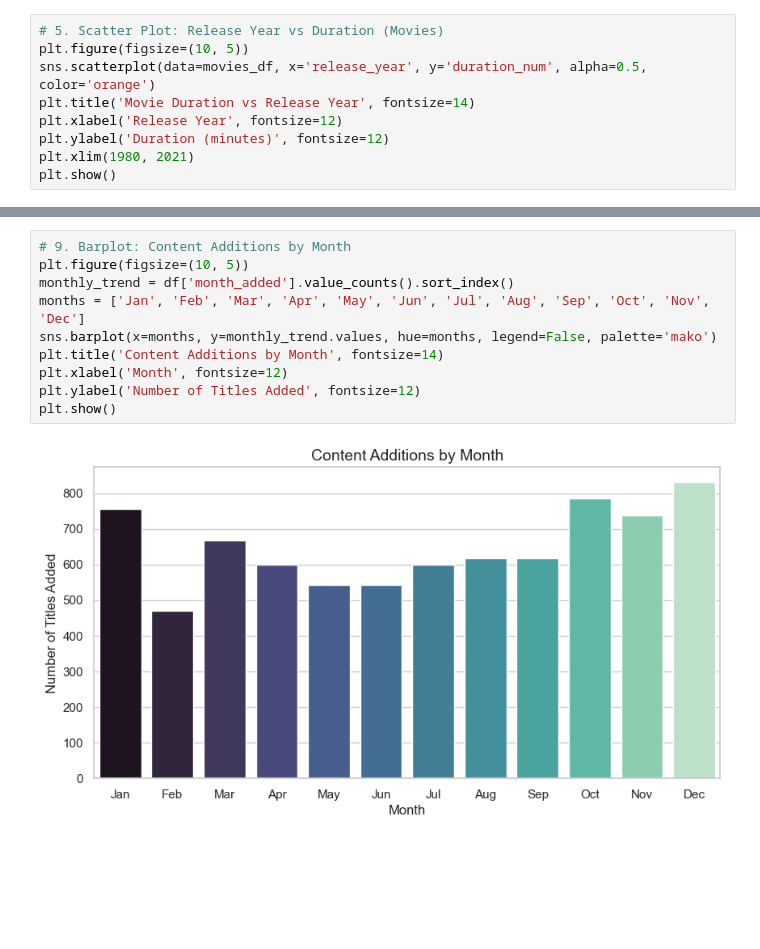
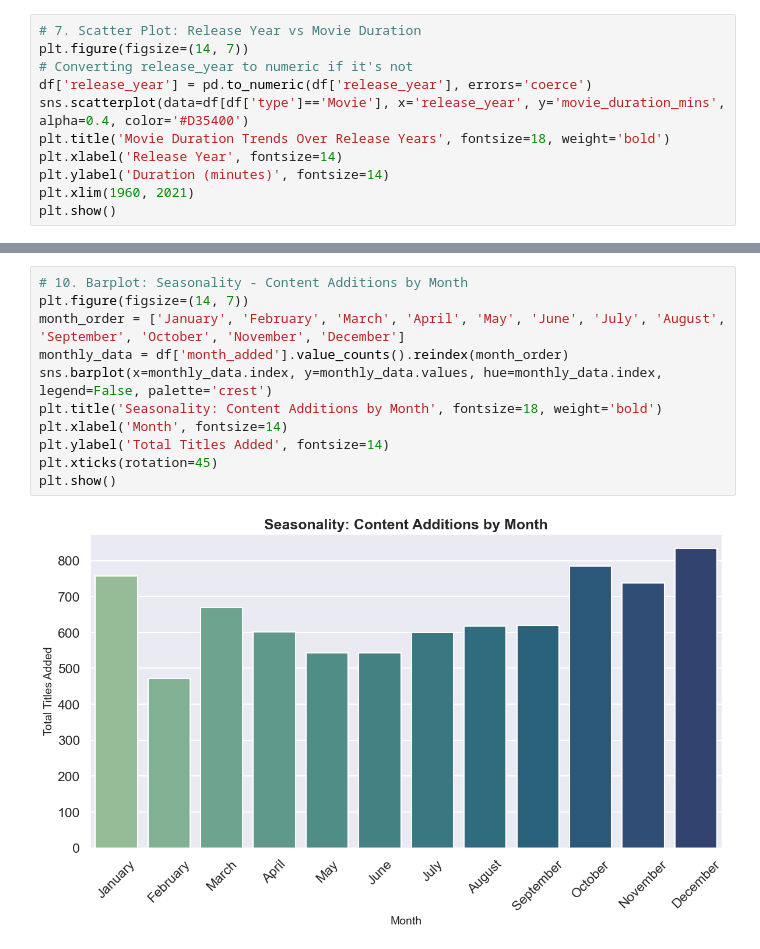
Before and after one commit to SHAURYASANYAL3/Netflix-EDA, a Jupyter notebook: netflix_eda.ipynb, the cells around one changed output, grey strips where cells are left out. Drawn from its saved outputs; the diff is of its cells as text; blank space fills up the shorter version.

```diff
--- a/netflix_eda.ipynb
+++ b/netflix_eda.ipynb
@@ -260,10 +305,12 @@ plt.show()
 # %%
-# 5. Scatter Plot: Release Year vs Duration (Movies)
-plt.figure(figsize=(10, 5))
-sns.scatterplot(data=movies_df, x='release_year', y='duration_num', alpha=0.5, color='orange')
-plt.title('Movie Duration vs Release Year', fontsize=14)
-plt.xlabel('Release Year', fontsize=12)
-plt.ylabel('Duration (minutes)', fontsize=12)
-plt.xlim(1980, 2021)
+# 7. Scatter Plot: Release Year vs Movie Duration
+plt.figure(figsize=(14, 7))
+# Converting release_year to numeric if it's not
+df['release_year'] = pd.to_numeric(df['release_year'], errors='coerce')
+sns.scatterplot(data=df[df['type']=='Movie'], x='release_year', y='movie_duration_mins', alpha=0.4, color='#D35400')
+plt.title('Movie Duration Trends Over Release Years', fontsize=18, weight='bold')
+plt.xlabel('Release Year', fontsize=14)
+plt.ylabel('Duration (minutes)', fontsize=14)
+plt.xlim(1960, 2021)
 plt.show()
 # %% [output]
@@ -302,12 +340,13 @@ plt.show()
 # %%
-# 9. Barplot: Content Additions by Month
-plt.figure(figsize=(10, 5))
-monthly_trend = df['month_added'].value_counts().sort_index()
-months = ['Jan', 'Feb', 'Mar', 'Apr', 'May', 'Jun', 'Jul', 'Aug', 'Sep', 'Oct', 'Nov', 'Dec']
-sns.barplot(x=months, y=monthly_trend.values, hue=months, legend=False, palette='mako')
-plt.title('Content Additions by Month', fontsize=14)
-plt.xlabel('Month', fontsize=12)
-plt.ylabel('Number of Titles Added', fontsize=12)
+# 10. Barplot: Seasonality - Content Additions by Month
+plt.figure(figsize=(14, 7))
+month_order = ['January', 'February', 'March', 'April', 'May', 'June', 'July', 'August', 'September', 'October', 'November', 'December']
+monthly_data = df['month_added'].value_counts().reindex(month_order)
+sns.barplot(x=monthly_data.index, y=monthly_data.values, hue=monthly_data.index, legend=False, palette='crest')
+plt.title('Seasonality: Content Additions by Month', fontsize=18, weight='bold')
+plt.xlabel('Month', fontsize=14)
+plt.ylabel('Total Titles Added', fontsize=14)
+plt.xticks(rotation=45)
 plt.show()
 # %% [output]
-[figure, old version]
+[figure, new version]
```
Also changed, not shown: parts of 43 cells of this notebook, 1 other file.
